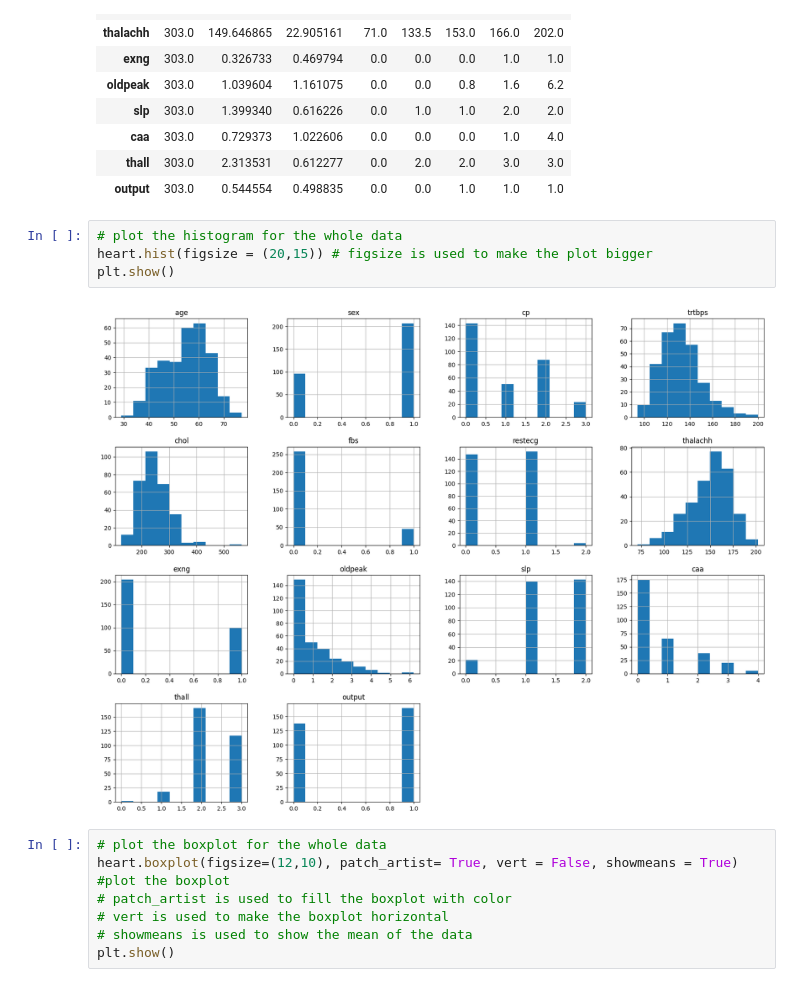
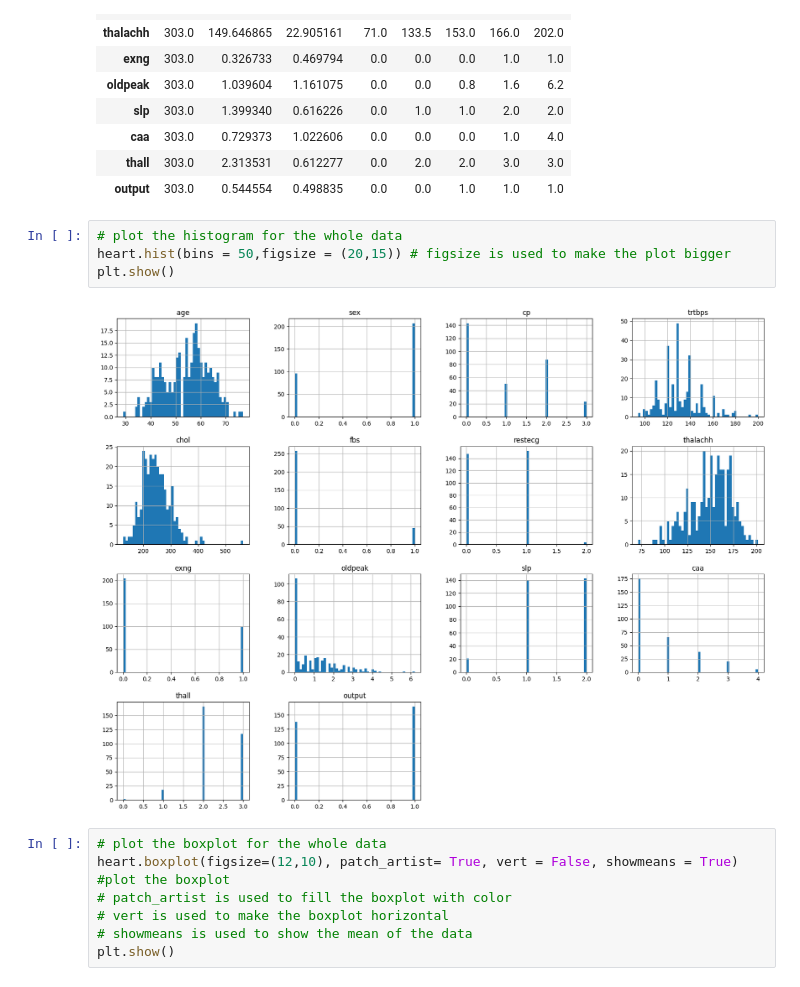
Before and after one commit to kruthi-sb/Cardiac_Events_ML, a Jupyter notebook: preprocessing/outliners.ipynb, the cells around one changed output. Saved outputs shown, nothing was run; the diff lists cells and outputs as text.

```diff
--- a/preprocessing/outliners.ipynb
+++ b/preprocessing/outliners.ipynb
@@ -64,10 +64,10 @@ heart.describe().transpose() # transpose is used to make the data more readable
 | output | 303.0 | 0.544554 | 0.498835 | 0.0 | 0.0 | 1.0 | 1.0 | 1.0 |
 # %%
 # plot the histogram for the whole data
-heart.hist(figsize = (20,15)) # figsize is used to make the plot bigger
+heart.hist(bins = 50,figsize = (20,15)) # figsize is used to make the plot bigger
 plt.show()
 # %% [output]
-[figure, old version]
+[figure, new version]
 # %%
 # plot the boxplot for the whole data
 heart.boxplot(figsize=(12,10), patch_artist= True, vert = False, showmeans = True) #plot the boxplot
```
Also changed, not shown: 6 other files.
